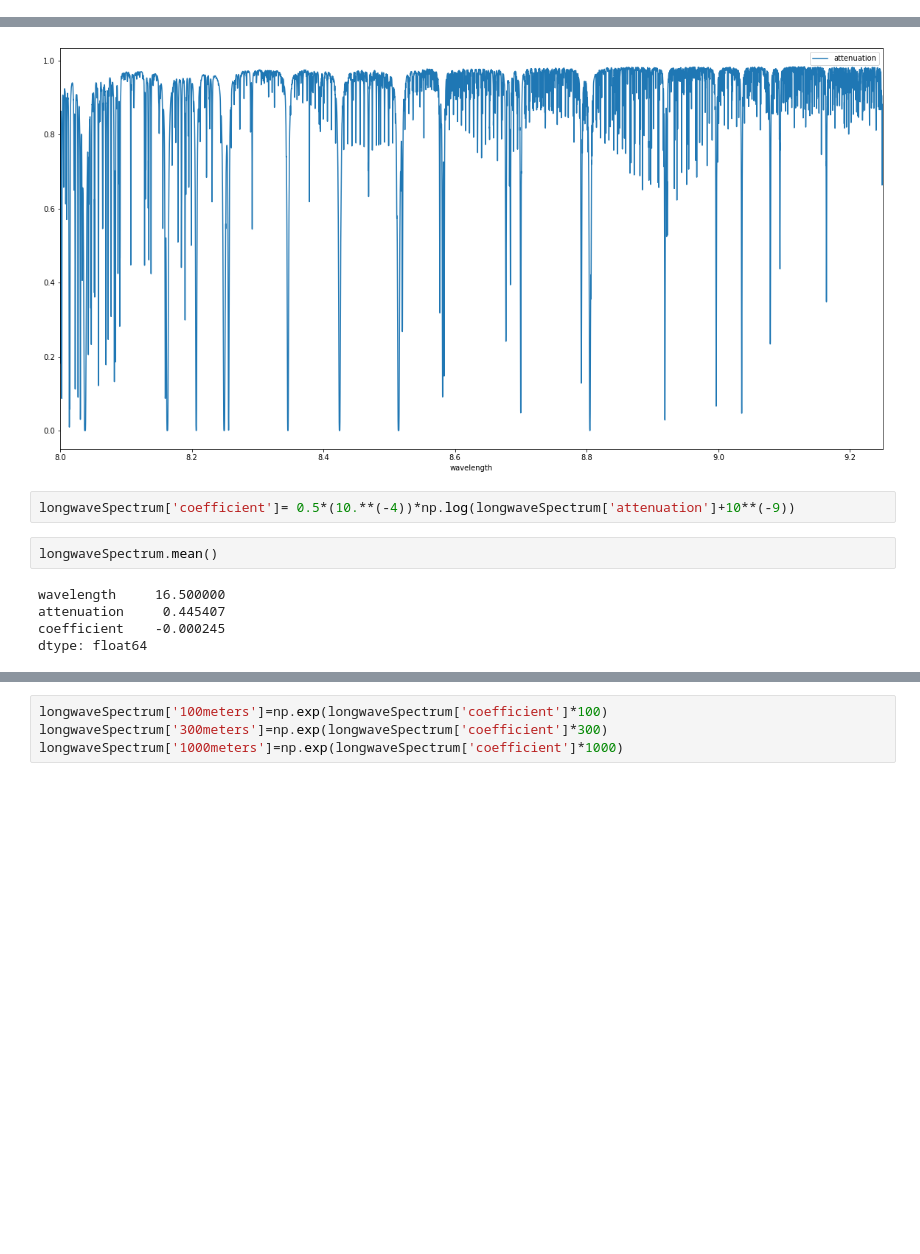
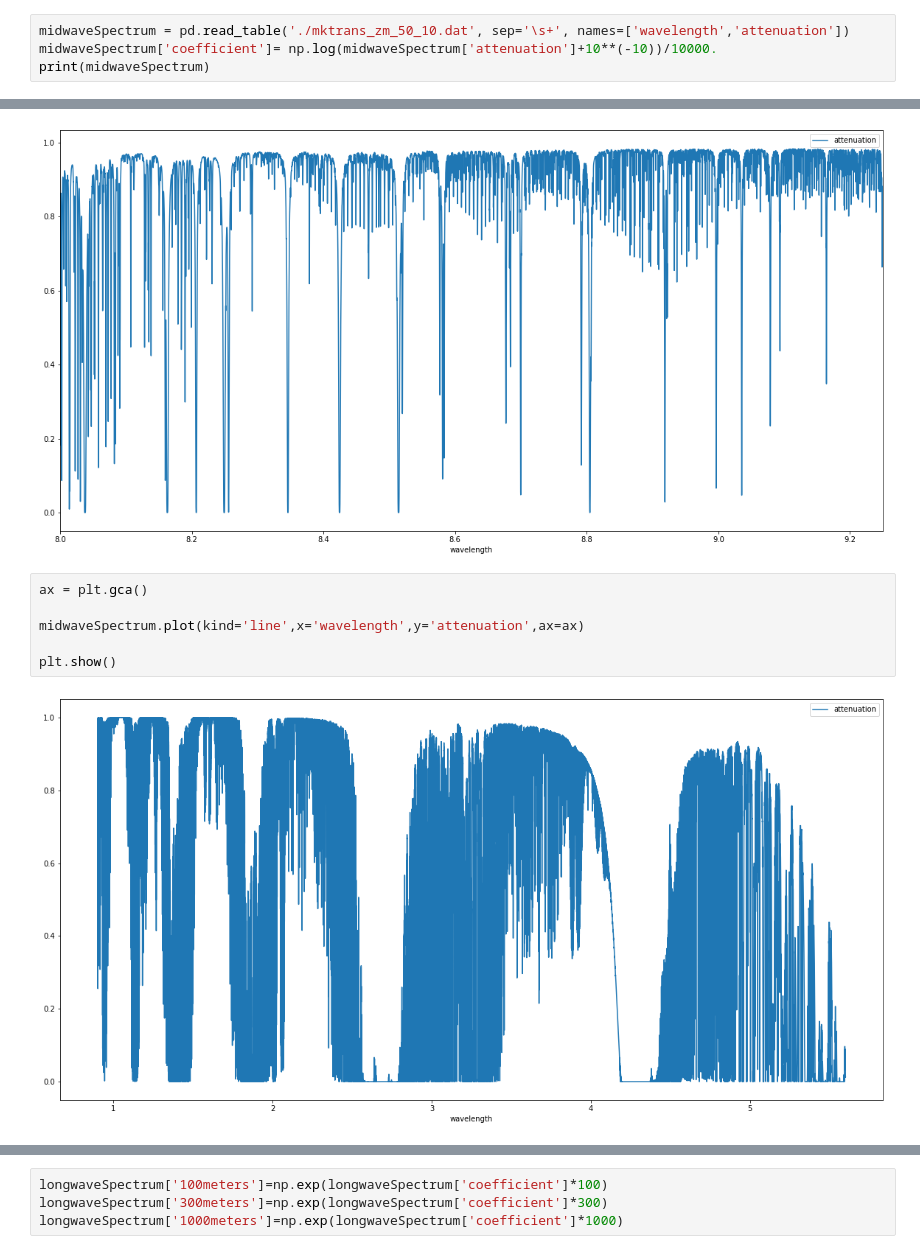
Before and after one commit to djbrady/invisibleHeadlights, a Jupyter notebook: DARPAInvisibleHeadlights.ipynb, the cells around one changed output, grey strips where cells are left out. Saved outputs shown, nothing was run; the diff lists cells and outputs as text; blank space fills up the shorter version.

```diff
--- a/DARPAInvisibleHeadlights.ipynb
+++ b/DARPAInvisibleHeadlights.ipynb
@@ -200,0 +191,4 @@ range estimation from a single wavelength requires substantial dynamic range. Ne
+# %%
+midwaveSpectrum = pd.read_table('./mktrans_zm_50_10.dat', sep='\s+', names=['wavelength','attenuation'])
+midwaveSpectrum['coefficient']= np.log(midwaveSpectrum['attenuation']+10**(-10))/10000.
+print(midwaveSpectrum)
@@ -206,12 +250,11 @@ longwaveSpectrum.plot(kind='line',x='wavelength',y='attenuation',xlim=(8,9.25),a
 plt.show()
 # %% [output]
 [figure]
-# %%
-longwaveSpectrum['coefficient']= 0.5*(10.**(-4))*np.log(longwaveSpectrum['attenuation']+10**(-9))
-# %%
-longwaveSpectrum.mean()
-# %% [output]
-wavelength     16.500000
-attenuation     0.445407
-coefficient    -0.000245
-dtype: float64
+# %%
+ax = plt.gca()
+
+midwaveSpectrum.plot(kind='line',x='wavelength',y='attenuation',ax=ax)
+
+plt.show()
+# %% [output]
+[figure, added]
```
Also changed, not shown: parts of 54 cells of this notebook.
